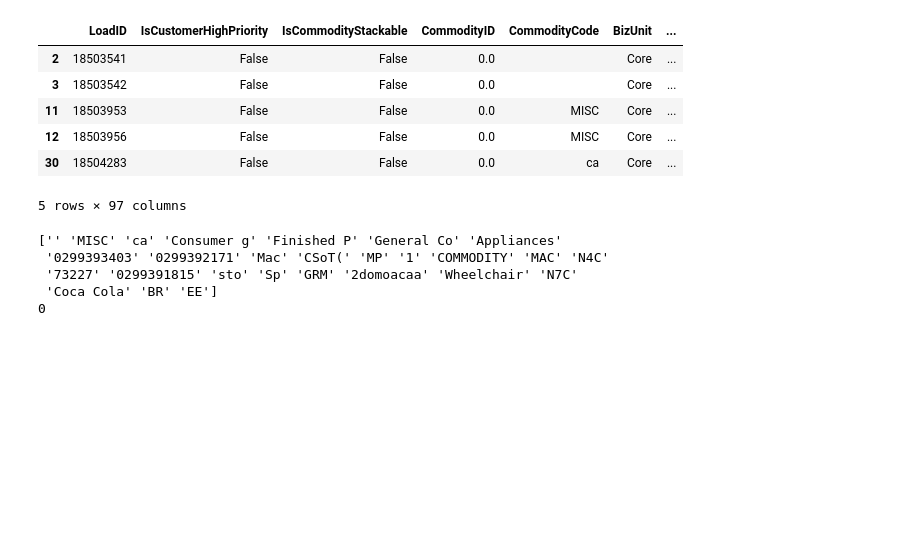
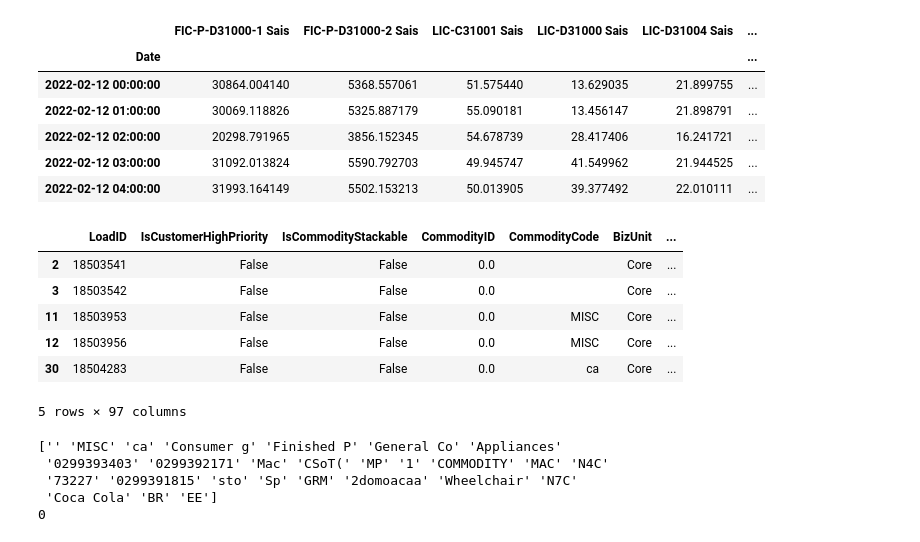
Before and after one commit to Rain-Elutions/Data-Processing-Automation, a Jupyter notebook: test.ipynb, the cells around one changed output. Cells and saved outputs as stored; diff of their text form; code cells hidden in the pictures; blank space fills up the shorter version.

```diff
--- a/test.ipynb
+++ b/test.ipynb
@@ -3,4 +4,14 @@ import pandas as pd
 # %%
-# df = pd.read_csv('./data/processed_sasol_data.csv', index_col=0, parse_dates=True)
-# df.head()
+data_exp = DataExploration()
+
+df = data_exp.load_data('./data/raw_data/Savola_RO_BLEACHING_raw_df.csv', index_col=0, parse_dates=True)
+df.head()
+# %% [output]
+|  | FIC-P-D31000-1 Sais | FIC-P-D31000-2 Sais | LIC-C31001 Sais | LIC-D31000 Sais | LIC-D31004 Sais | ... |
+| Date |  |  |  |  |  | ... |
+| 2022-02-12 00:00:00 | 30864.004140 | 5368.557061 | 51.575440 | 13.629035 | 21.899755 | ... |
+| 2022-02-12 01:00:00 | 30069.118826 | 5325.887179 | 55.090181 | 13.456147 | 21.898791 | ... |
+| 2022-02-12 02:00:00 | 20298.791965 | 3856.152345 | 54.678739 | 28.417406 | 16.241721 | ... |
+| 2022-02-12 03:00:00 | 31092.013824 | 5590.792703 | 49.945747 | 41.549962 | 21.944525 | ... |
+| 2022-02-12 04:00:00 | 31993.164149 | 5502.153213 | 50.013905 | 39.377492 | 22.010111 | ... |
 # %%
```
Also changed, not shown: parts of 9 cells of this notebook, 8 other files.
